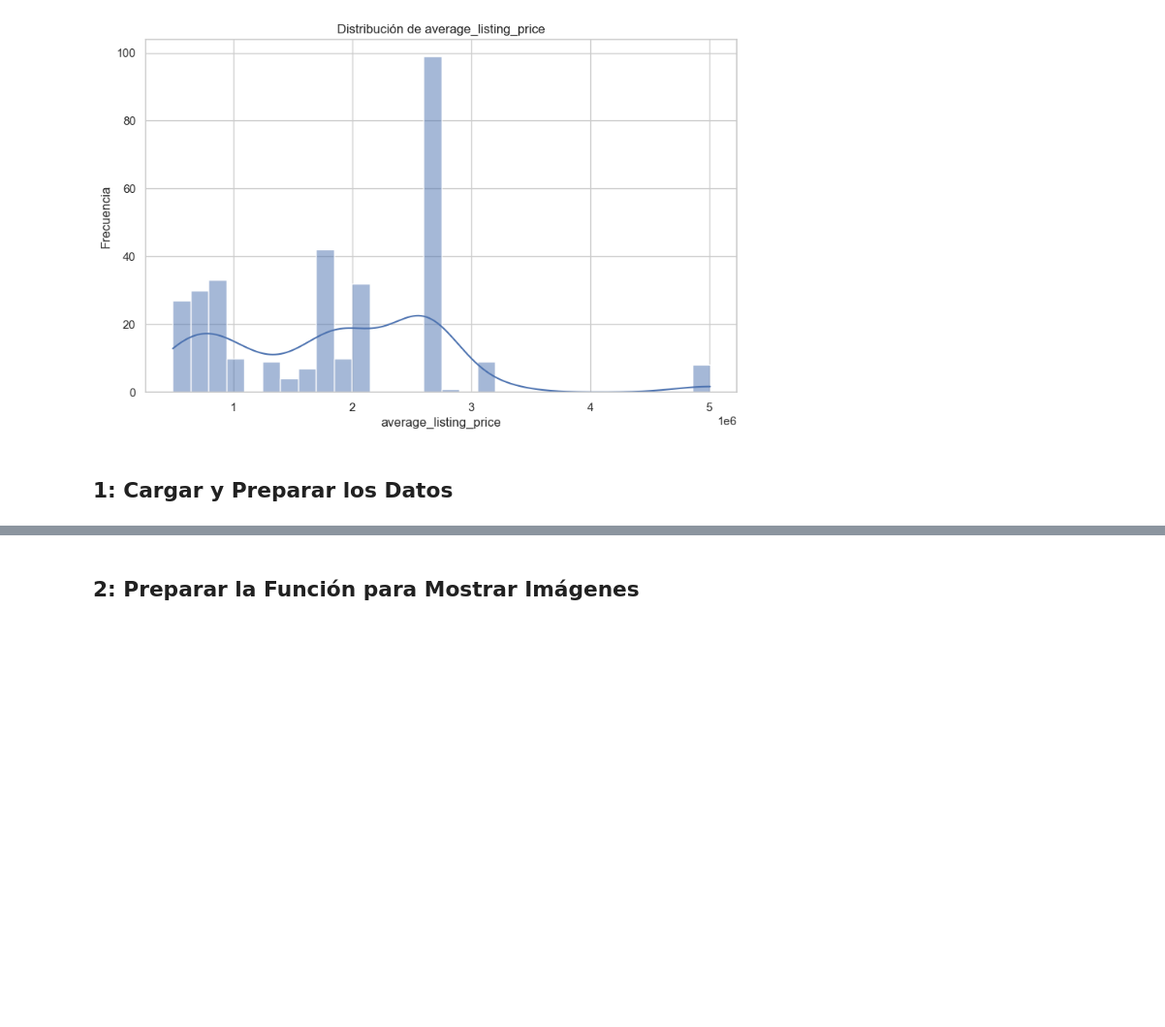
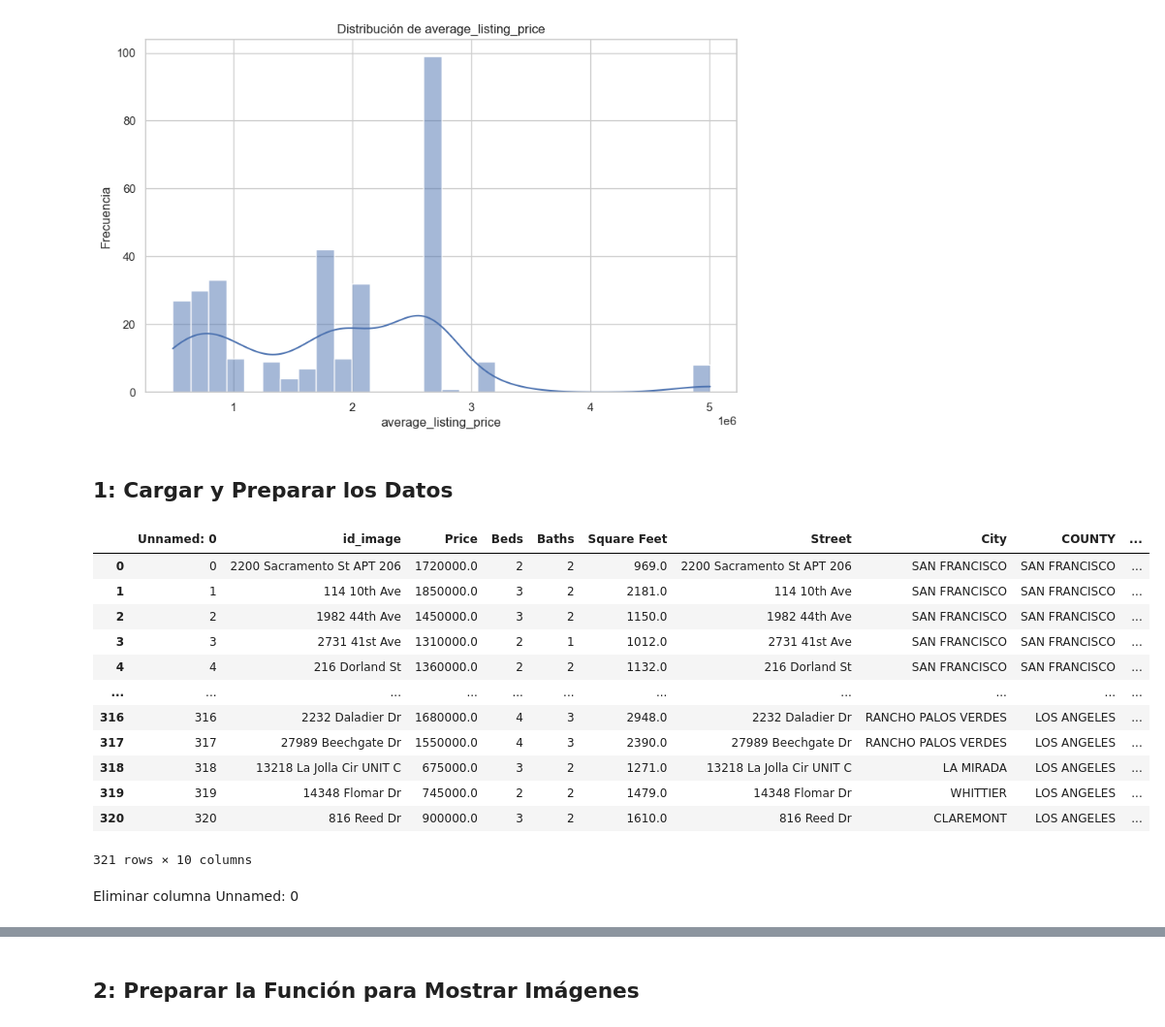
Before and after one commit to veronicasmn/Prediccion_del_Precio_de_una_Vivienda, a Jupyter notebook: imagenes.ipynb, the cells around one changed output, grey strips where cells are left out. Shown at 97% size. Cells and saved outputs as stored; diff of their text form; code cells hidden in the pictures; blank space fills up the shorter version.

```diff
--- a/imagenes.ipynb
+++ b/imagenes.ipynb
@@ -295,0 +271,18 @@ df_FINAL = pd.read_csv('df_FINAL.csv')
+# %%
+df_FINAL
+# %% [output]
+|  | Unnamed: 0 | id_image | Price | Beds | Baths | Square Feet | Street | City | COUNTY | ... |
+| 0 | 0 | 2200 Sacramento St APT 206 | 1720000.0 | 2 | 2 | 969.0 | 2200 Sacramento St APT 206 | SAN FRANCISCO | SAN FRANCISCO | ... |
+| 1 | 1 | 114 10th Ave | 1850000.0 | 3 | 2 | 2181.0 | 114 10th Ave | SAN FRANCISCO | SAN FRANCISCO | ... |
+| 2 | 2 | 1982 44th Ave | 1450000.0 | 3 | 2 | 1150.0 | 1982 44th Ave | SAN FRANCISCO | SAN FRANCISCO | ... |
+| 3 | 3 | 2731 41st Ave | 1310000.0 | 2 | 1 | 1012.0 | 2731 41st Ave | SAN FRANCISCO | SAN FRANCISCO | ... |
+| 4 | 4 | 216 Dorland St | 1360000.0 | 2 | 2 | 1132.0 | 216 Dorland St | SAN FRANCISCO | SAN FRANCISCO | ... |
+| ... | ... | ... | ... | ... | ... | ... | ... | ... | ... | ... |
+| 316 | 316 | 2232 Daladier Dr | 1680000.0 | 4 | 3 | 2948.0 | 2232 Daladier Dr | RANCHO PALOS VERDES | LOS ANGELES | ... |
+| 317 | 317 | 27989 Beechgate Dr | 1550000.0 | 4 | 3 | 2390.0 | 27989 Beechgate Dr | RANCHO PALOS VERDES | LOS ANGELES | ... |
+| 318 | 318 | 13218 La Jolla Cir UNIT C | 675000.0 | 3 | 2 | 1271.0 | 13218 La Jolla Cir UNIT C | LA MIRADA | LOS ANGELES | ... |
+| 319 | 319 | 14348 Flomar Dr | 745000.0 | 2 | 2 | 1479.0 | 14348 Flomar Dr | WHITTIER | LOS ANGELES | ... |
+| 320 | 320 | 816 Reed Dr | 900000.0 | 3 | 2 | 1610.0 | 816 Reed Dr | CLAREMONT | LOS ANGELES | ... |
+321 rows × 10 columns
+# %% [markdown]
+Eliminar columna Unnamed: 0
```
Also changed, not shown: parts of 22 cells of this notebook.
